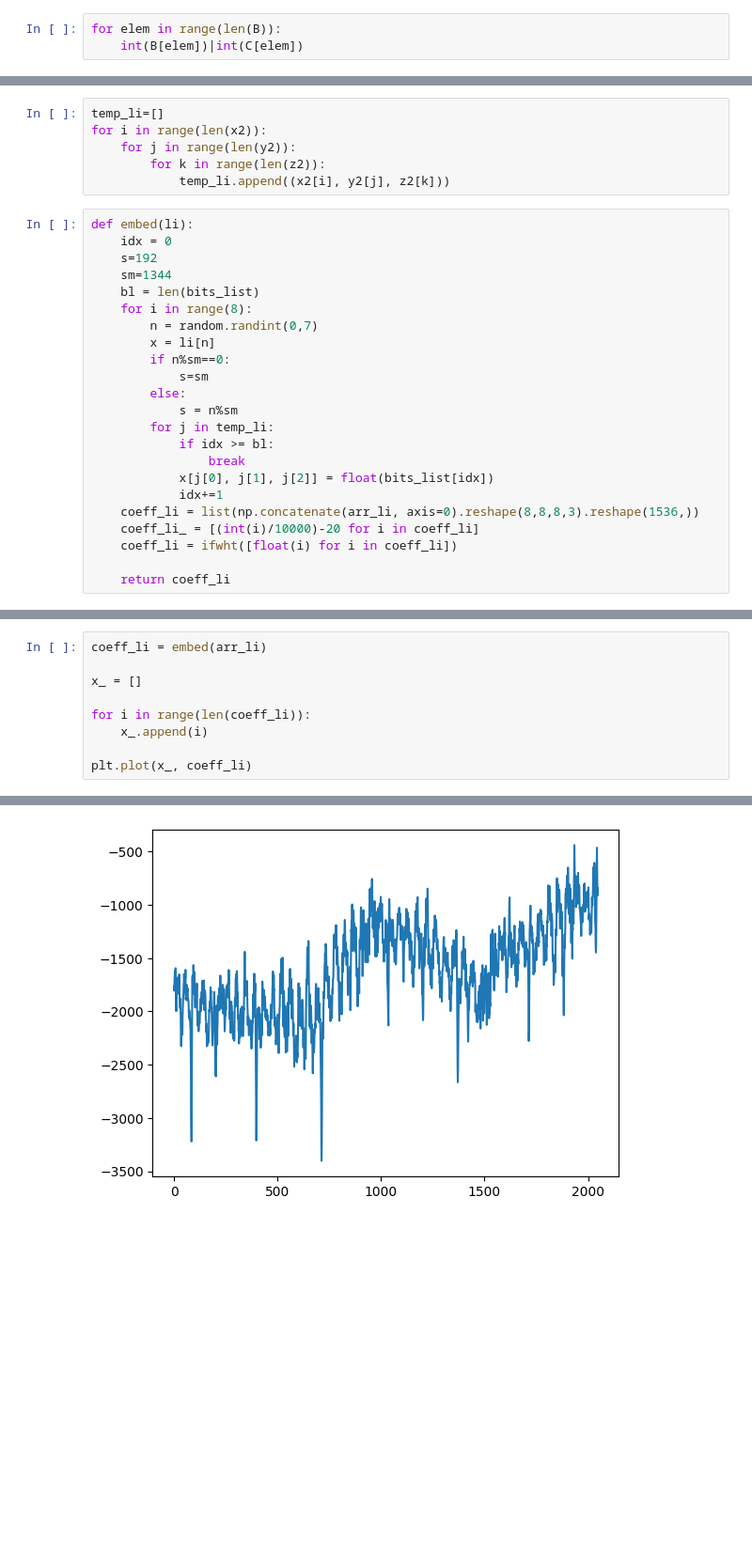
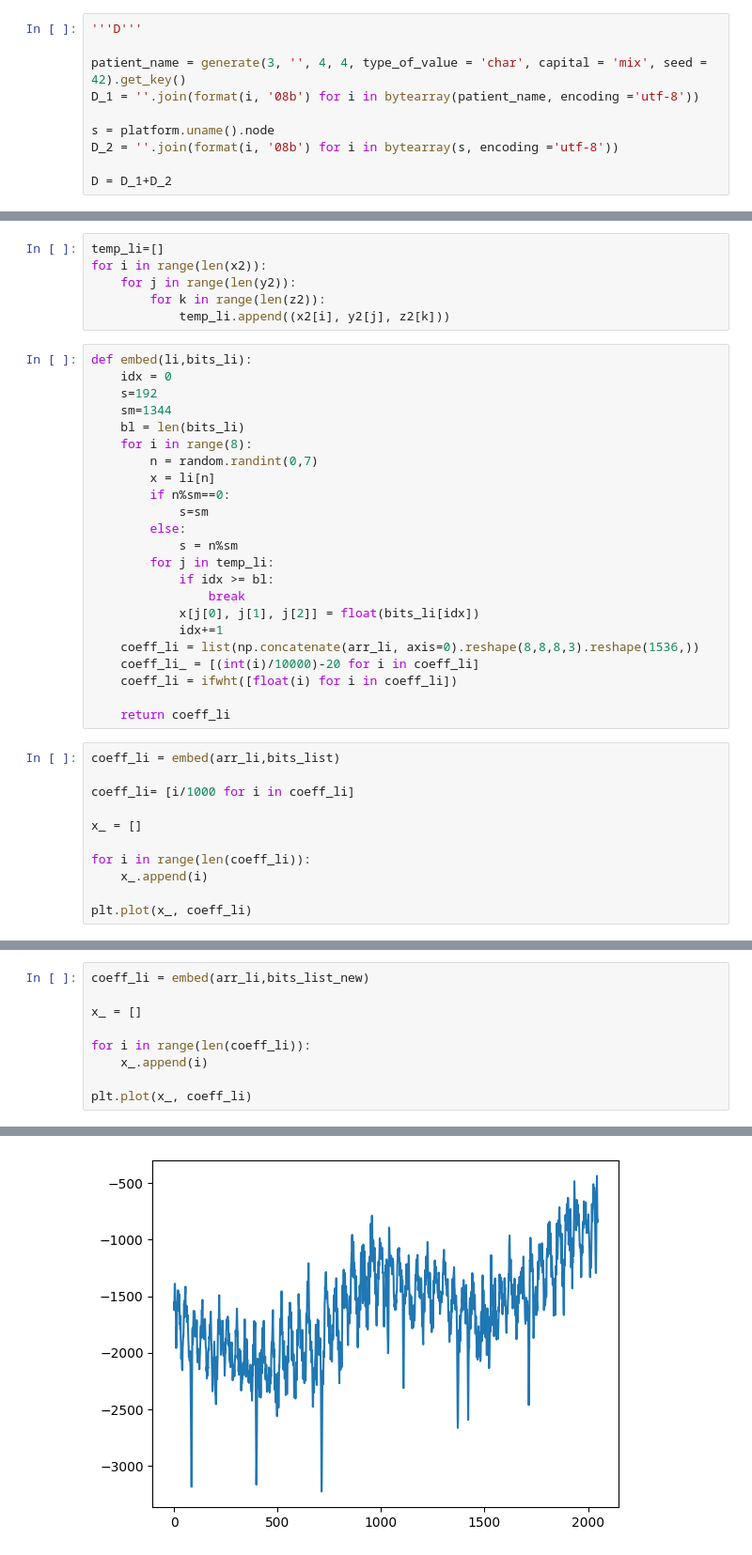
Before and after one commit to anirban21100/MIT-BIH, a Jupyter notebook: notebook-netsec-2024_v2.ipynb, the cells around one changed output, grey strips where cells are left out. Shown: that part at 94% size. Saved outputs shown, nothing was run; the diff lists cells and outputs as text; blank space fills up the shorter version.

```diff
--- a/notebook-netsec-2024_v2.ipynb
+++ b/notebook-netsec-2024_v2.ipynb
@@ -80,3 +69,10 @@ if len(B)!=len(C):
-# %%
-for elem in range(len(B)):
-    int(B[elem])|int(C[elem])
+# %%
+'''D'''
+
+patient_name = generate(3, '', 4, 4, type_of_value = 'char', capital = 'mix', seed = 42).get_key()
+D_1 = ''.join(format(i, '08b') for i in bytearray(patient_name, encoding ='utf-8'))
+
+s = platform.uname().node
+D_2 = ''.join(format(i, '08b') for i in bytearray(s, encoding ='utf-8'))
+
+D = D_1+D_2
@@ -160,11 +197,11 @@ for i in range(len(x2)):
         for k in range(len(z2)):
             temp_li.append((x2[i], y2[j], z2[k]))
 # %%
-def embed(li):
+def embed(li,bits_li):
     idx = 0
     s=192
     sm=1344
-    bl = len(bits_list)
+    bl = len(bits_li)
     for i in range(8):
         n = random.randint(0,7)
         x = li[n]
@@ -175,10 +212,21 @@ def embed(li):
         for j in temp_li:
             if idx >= bl:
                 break
-            x[j[0], j[1], j[2]] = float(bits_list[idx])
+            x[j[0], j[1], j[2]] = float(bits_li[idx])
             idx+=1
     coeff_li = list(np.concatenate(arr_li, axis=0).reshape(8,8,8,3).reshape(1536,))
     coeff_li_ = [(int(i)/10000)-20 for i in coeff_li]
     coeff_li = ifwht([float(i) for i in coeff_li])
 
     return coeff_li
+# %%
+coeff_li = embed(arr_li,bits_list)
+
+coeff_li= [i/1000 for i in coeff_li]
+
+x_ = []
+
+for i in range(len(coeff_li)):
+    x_.append(i)
+
+plt.plot(x_, coeff_li)
@@ -185,12 +236,12 @@ def embed(li):
 # %%
-coeff_li = embed(arr_li)
+coeff_li = embed(arr_li,bits_list_new)
 
 x_ = []
 
 for i in range(len(coeff_li)):
     x_.append(i)
 
 plt.plot(x_, coeff_li)
 # %% [output]
 [<matplotlib.lines.Line2D at 0x...>]
-[figure, old version]
+[figure, new version]
```
Also changed, not shown: parts of 18 cells of this notebook.
